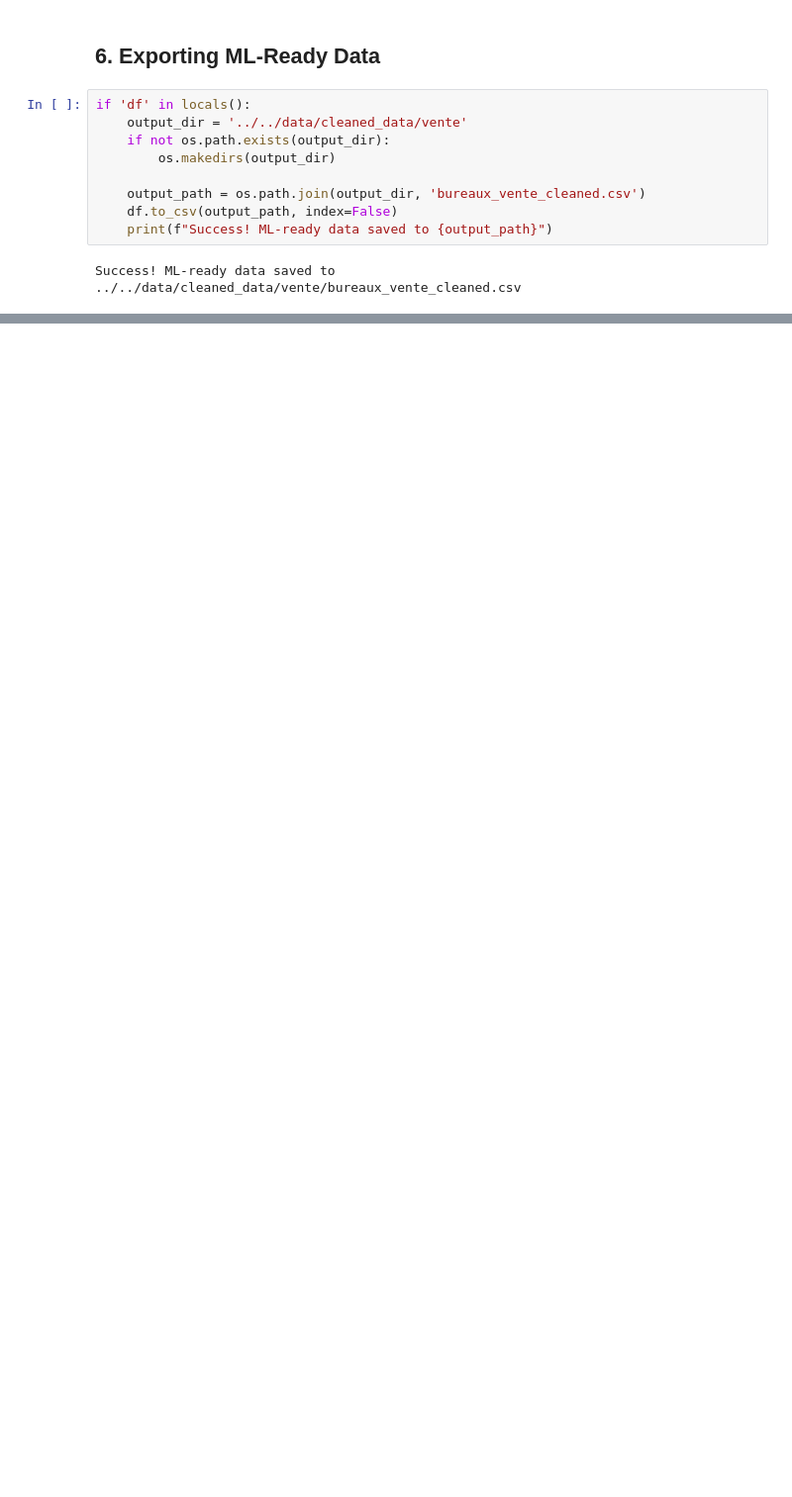
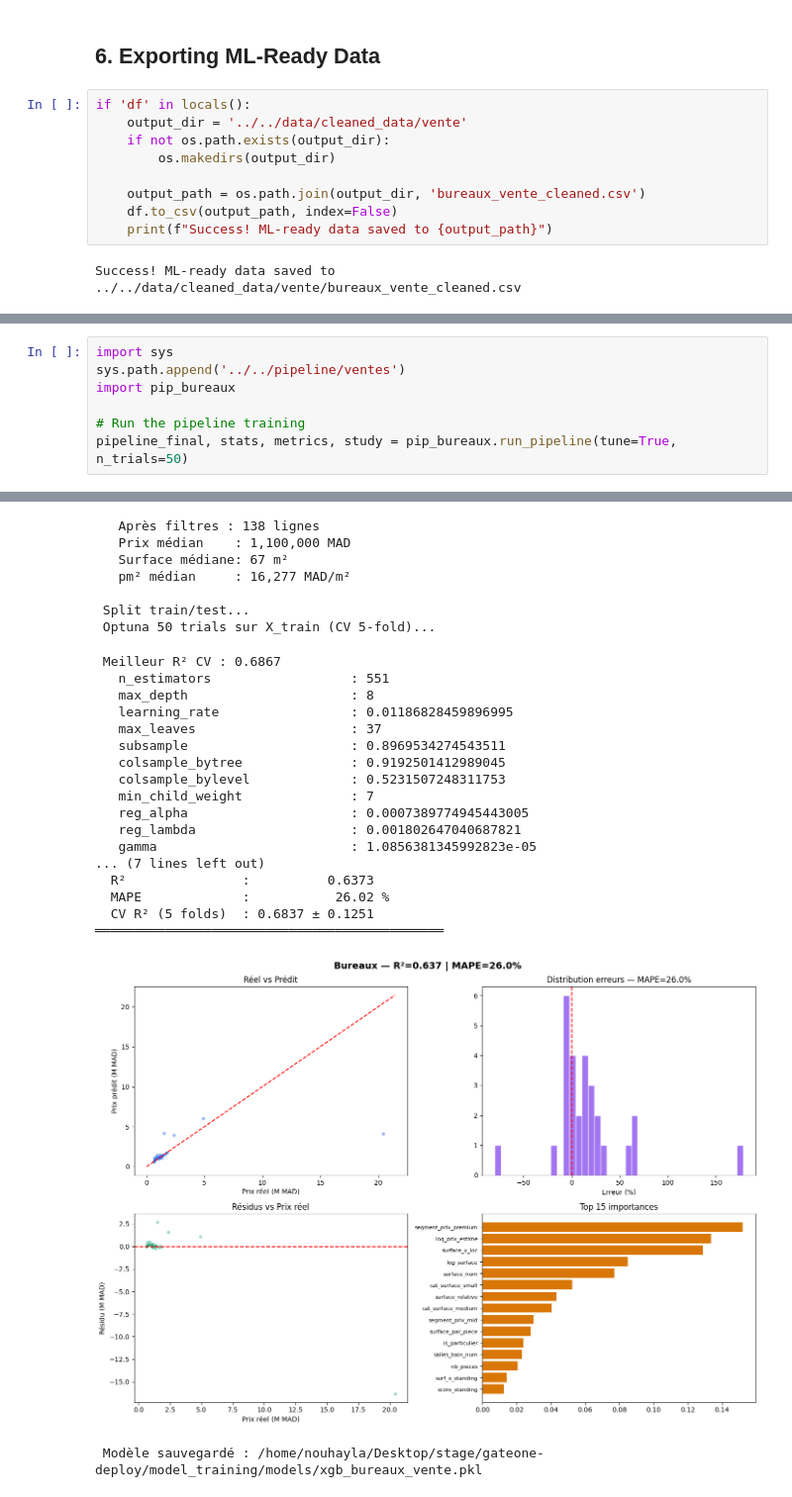
Before and after one commit to MAZIHBouchra/gateone-final, a Jupyter notebook: notebooks/ventes/bureaux_vente_cleaning.ipynb, the cells around one changed output, grey strips where cells are left out. Shown at 99% size. Saved outputs shown, nothing was run; the diff lists cells and outputs as text; blank space fills up the shorter version.

Commit message:
feat(notebooks): add model training steps to bureaux sales notebook

```diff
--- a/notebooks/ventes/bureaux_vente_cleaning.ipynb
+++ b/notebooks/ventes/bureaux_vente_cleaning.ipynb
@@ -272,0 +276,8 @@ Success! ML-ready data saved to ../../data/cleaned_data/vente/bureaux_vente_clea
+# %%
+import sys
+sys.path.append('../../pipeline/ventes')
+import pip_bureaux
+
+# Run the pipeline training
+pipeline_final, stats, metrics, study = pip_bureaux.run_pipeline(tune=True, n_trials=50)
+# %% [output]
@@ -272,0 +289,26 @@ Success! ML-ready data saved to ../../data/cleaned_data/vente/bureaux_vente_clea
+   Après filtres : 138 lignes
+   Prix médian    : 1,100,000 MAD
+   Surface médiane: 67 m²
+   pm² médian     : 16,277 MAD/m²
+
+ Split train/test...
+ Optuna 50 trials sur X_train (CV 5-fold)...
+ Meilleur R² CV : 0.6867
+   n_estimators                  : 551
+   max_depth                     : 8
+   learning_rate                 : 0.01186828459896995
+   max_leaves                    : 37
+   subsample                     : 0.8969534274543511
+   colsample_bytree              : 0.9192501412989045
+   colsample_bylevel             : 0.5231507248311753
+   min_child_weight              : 7
+   reg_alpha                     : 0.0007389774945443005
+   reg_lambda                    : 0.001802647040687821
+   gamma                         : 1.0856381345992823e-05
+... (7 lines left out)
+  R²               :          0.6373
+  MAPE             :           26.02 %
+  CV R² (5 folds)  : 0.6837 ± 0.1251
+═════════════════════════════════════════════
+[figure, added]
+ Modèle sauvegardé : /home/nouhayla/Desktop/stage/gateone-deploy/model_training/models/xgb_bureaux_vente.pkl
```
Also changed, not shown: parts of 9 cells of this notebook.
